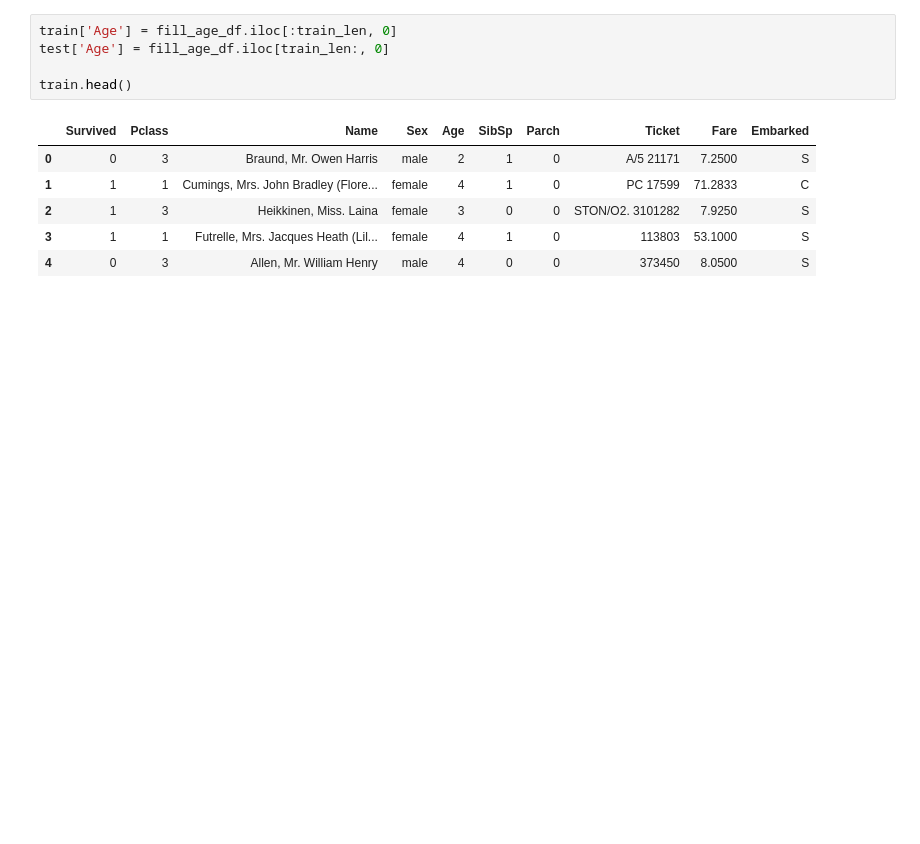
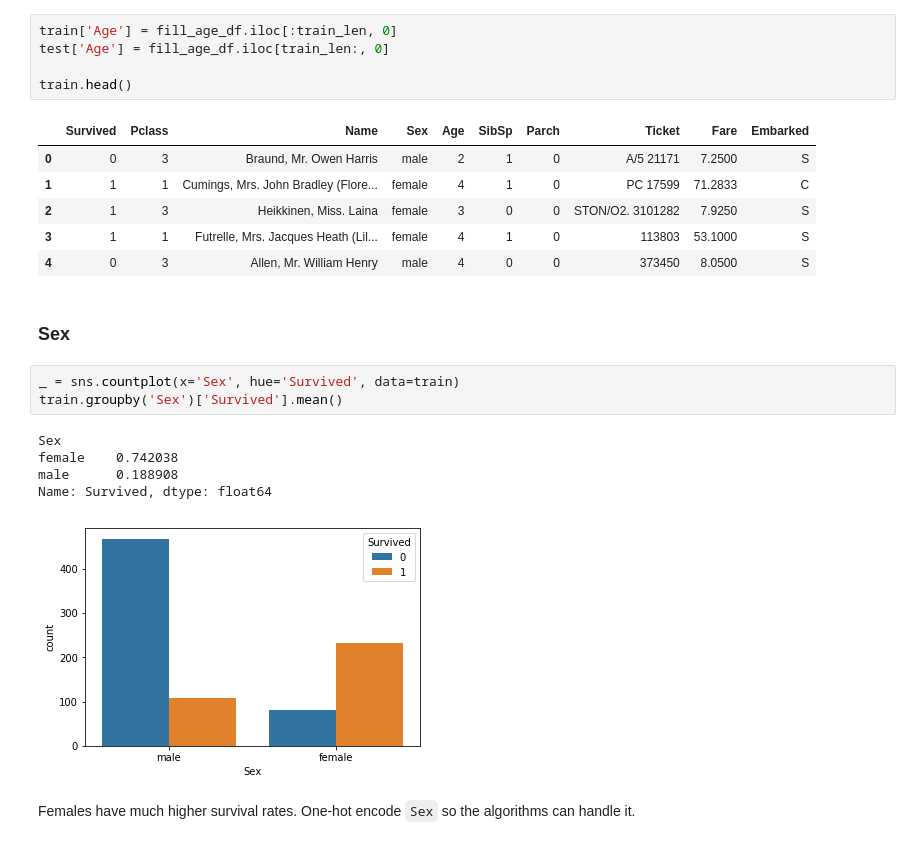
Before and after one commit to davidtvs/kaggle-titanic, a Jupyter notebook: titanic.ipynb, the cells around one changed output. Drawn from its saved outputs; the diff is of its cells as text; blank space fills up the shorter version.

Commit message:
Data analysis: gender, ticket class, and embarkation port

```diff
--- a/titanic.ipynb
+++ b/titanic.ipynb
@@ -280,3 +280,16 @@ train.head()
 | 2 | 1 | 3 | Heikkinen, Miss. Laina | female | 3 | 0 | 0 | STON/O2. 3101282 | 7.9250 | S |
 | 3 | 1 | 1 | Futrelle, Mrs. Jacques Heath (Lil... | female | 4 | 1 | 0 | 113803 | 53.1000 | S |
 | 4 | 0 | 3 | Allen, Mr. William Henry | male | 4 | 0 | 0 | 373450 | 8.0500 | S |
+# %% [markdown]
+### Sex
+# %%
+_ = sns.countplot(x='Sex', hue='Survived', data=train)
+train.groupby('Sex')['Survived'].mean()
+# %% [output]
+Sex
+female    0.742038
+male      0.188908
+Name: Survived, dtype: float64
+[figure, added]
+# %% [markdown]
+Females have much higher survival rates. One-hot encode `Sex` so the algorithms can handle it.
```
Also changed, not shown: parts of 14 cells of this notebook.
